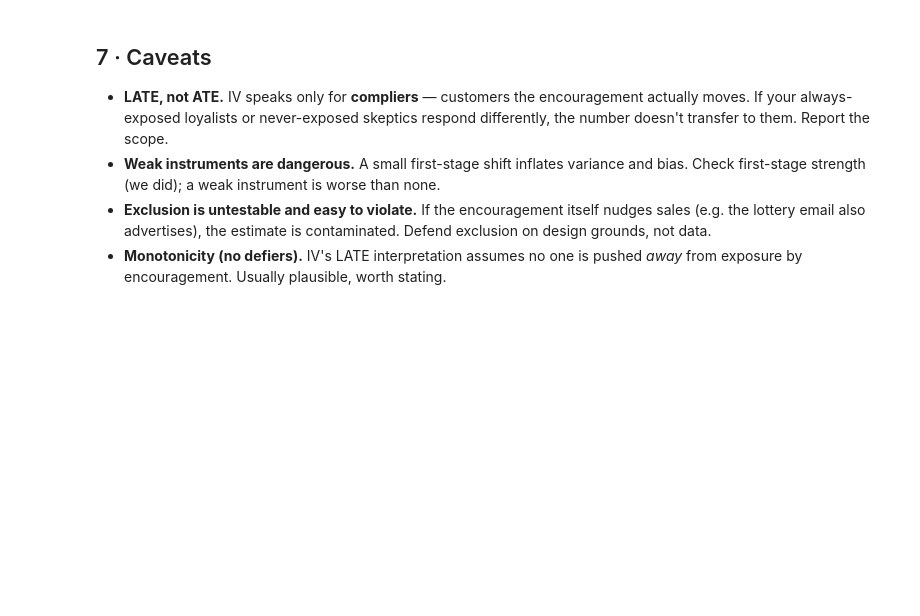
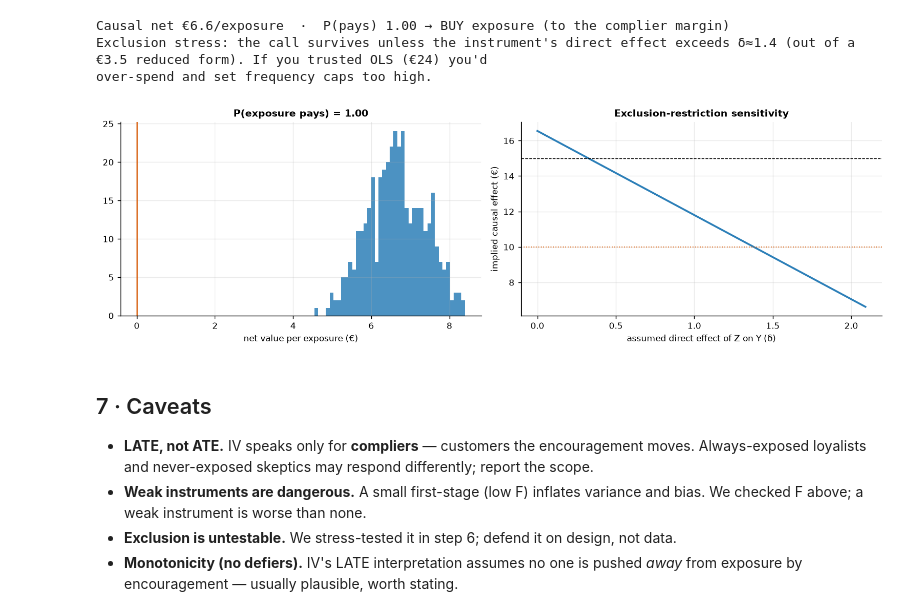
Before and after one commit to fmuia/sda_projects, a Jupyter notebook: notebooks/11_endogenous_exposure_iv.ipynb, the cells around one changed output. Saved outputs shown, nothing was run; the diff lists cells and outputs as text; code cells hidden in the pictures; blank space fills up the shorter version.

```diff
--- a/notebooks/11_endogenous_exposure_iv.ipynb
+++ b/notebooks/11_endogenous_exposure_iv.ipynb
@@ -109,9 +112,0 @@ on the naive number would over-invest in exposure that isn't actually driving th
-# %%
-COST_PER_EXPOSURE = 10.0    # € to serve one incremental exposure
-net = iv_post - COST_PER_EXPOSURE
-p_worth = (net > 0).mean()
-naive_net = naive - COST_PER_EXPOSURE
-print(f"Causal net value per exposure  €{net.mean():.1f}  (IV effect − €{COST_PER_EXPOSURE:.0f} cost)")
-print(f"P(exposure pays)               {p_worth:.2f}  → " + ("BUY exposure (to the complier margin)" if p_worth>0.9 else "hold"))
-print(f"\nIf we'd trusted naive OLS (€{naive:.0f}), we'd have booked €{naive_net:.0f}/exposure of value")
-print(f"that mostly isn't causal — over-spending and setting frequency caps too high.")
@@ -124,13 +120,34 @@ that mostly isn't causal — over-spending and setting frequency caps too high.
+# %%
+COST = 10.0
+net = iv_post - COST; p_worth = (net > 0).mean()
+# exclusion sensitivity: if Z has a direct effect delta on Y, corrected IV = (reduced - delta)/first
+deltas = np.linspace(0, reduced*0.6, 20)
+corrected = (reduced - deltas) / first
+fig, ax = plt.subplots(1, 2, figsize=(12, 3.8))
+ax[0].hist(net, bins=40, color=plots.BLUE, alpha=0.85); ax[0].axvline(0, color=plots.ORANGE, lw=1.4)
+ax[0].set_xlabel("net value per exposure (€)"); ax[0].set_title(f"P(exposure pays) = {p_worth:.2f}")
+ax[1].plot(deltas, corrected, color=plots.BLUE, lw=2); ax[1].axhline(true_effect, color="k", ls="--", lw=0.8)
+ax[1].axhline(COST, color=plots.ORANGE, ls=":", lw=1); ax[1].set_xlabel("assumed direct effect of Z on Y (δ)")
+ax[1].set_ylabel("implied causal effect (€)"); ax[1].set_title("Exclusion-restriction sensitivity")
+fig.tight_layout()
+break_delta = deltas[np.argmax(corrected < COST)] if np.any(corrected < COST) else np.nan
+print(f"Causal net €{net.mean():.1f}/exposure  ·  P(pays) {p_worth:.2f} → "
+      + ("BUY exposure (to the complier margin)" if p_worth>0.9 else "hold"))
+print(f"Exclusion stress: the call survives unless the instrument's direct effect exceeds "
+      f"δ≈{break_delta:.1f} (out of a €{reduced:.1f} reduced form). If you trusted OLS (€{naive:.0f}) you'd\n"
+      f"over-spend and set frequency caps too high.")
+# %% [output]
+Causal net €6.6/exposure  ·  P(pays) 1.00 → BUY exposure (to the complier margin)
+Exclusion stress: the call survives unless the instrument's direct effect exceeds δ≈1.4 (out of a €3.5 reduced form). If you trusted OLS (€24) you'd
+over-spend and set frequency caps too high.
+[figure, added]
 # %% [markdown]
 ## 7 · Caveats
 
-- **LATE, not ATE.** IV speaks only for **compliers** — customers the encouragement
-  actually moves. If your always-exposed loyalists or never-exposed skeptics respond
-  differently, the number doesn't transfer to them. Report the scope.
-- **Weak instruments are dangerous.** A small first-stage shift inflates variance and
-  bias. Check first-stage strength (we did); a weak instrument is worse than none.
-- **Exclusion is untestable and easy to violate.** If the encouragement itself nudges
-  sales (e.g. the lottery email also advertises), the estimate is contaminated. Defend
-  exclusion on design grounds, not data.
-- **Monotonicity (no defiers).** IV's LATE interpretation assumes no one is pushed
-  *away* from exposure by encouragement. Usually plausible, worth stating.
+- **LATE, not ATE.** IV speaks only for **compliers** — customers the encouragement moves. Always-exposed
+  loyalists and never-exposed skeptics may respond differently; report the scope.
+- **Weak instruments are dangerous.** A small first-stage (low F) inflates variance and bias. We checked
+  F above; a weak instrument is worse than none.
+- **Exclusion is untestable.** We stress-tested it in step 6; defend it on design, not data.
+- **Monotonicity (no defiers).** IV's LATE interpretation assumes no one is pushed *away* from exposure by
+  encouragement — usually plausible, worth stating.
```
Also changed, not shown: parts of 13 cells of this notebook.
